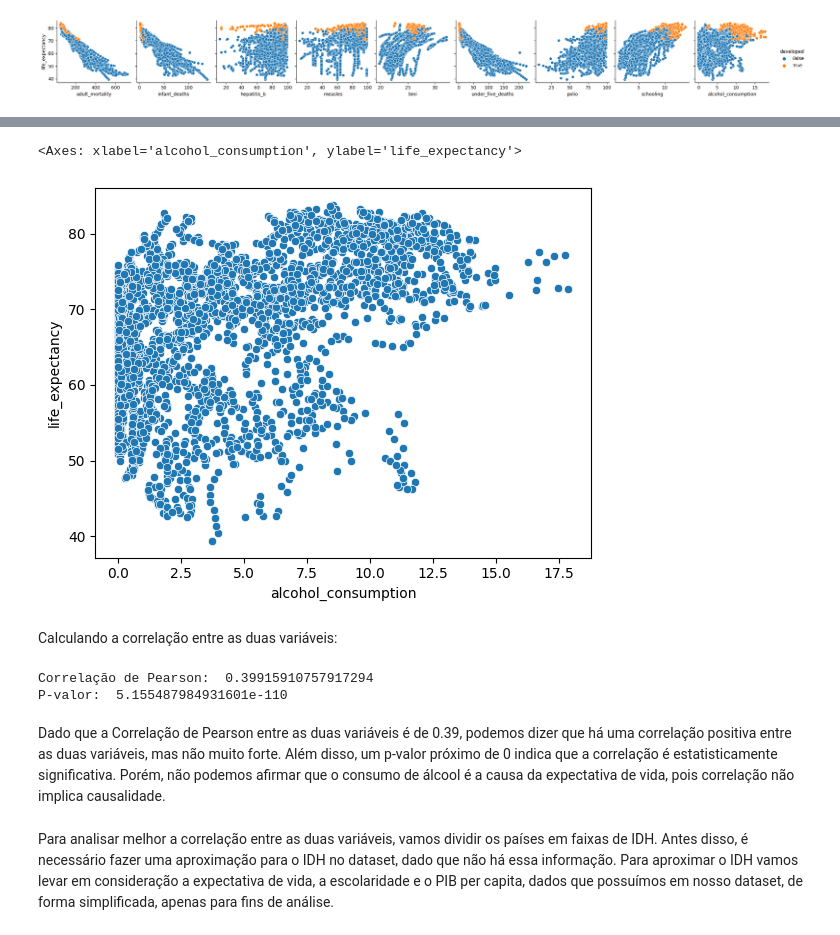
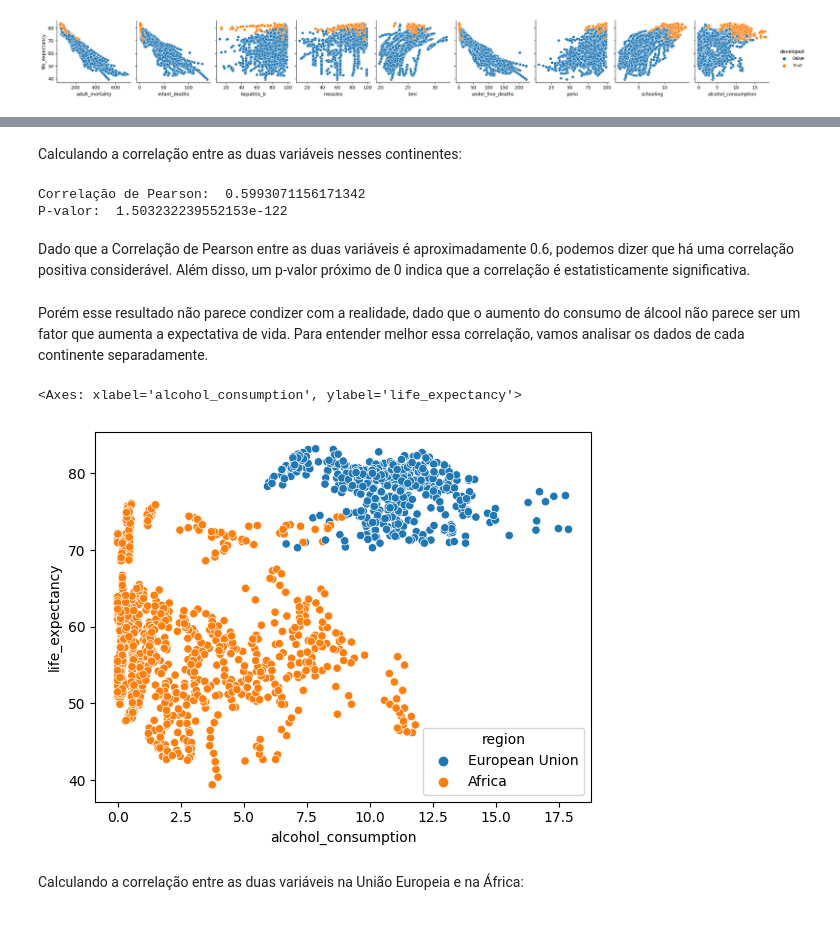
Before and after one commit to carolinabrandao/ICDProjetoFinal, a Jupyter notebook: EDA.ipynb, the cells around one changed output, grey strips where cells are left out. Saved outputs shown, nothing was run; the diff lists cells and outputs as text; code cells hidden in the pictures.

Commit message:
consumo de alcool europa x africa

```diff
--- a/EDA.ipynb
+++ b/EDA.ipynb
@@ -123,0 +142,4 @@ A partir do pairplot anterior, percebemos que há uma aparente correlação posi
+# %%
+europe_or_africa = dataset[(dataset['region'] == 'European Union') | (dataset['region'] == 'Africa')]
+
+sns.scatterplot(x='alcohol_consumption', y='life_expectancy', data=europe_or_africa)
@@ -124,21 +149,22 @@ A partir do pairplot anterior, percebemos que há uma aparente correlação posi
+# %% [markdown]
+Calculando a correlação entre as duas variáveis nesses continentes:
+# %%
+from scipy import stats
+
+# calcula a correlação entre as variáveis
+pearson_coef, p_value = stats.pearsonr(europe_or_africa['alcohol_consumption'], europe_or_africa['life_expectancy'])
+print("Correlação de Pearson: ", pearson_coef, "\nP-valor: ", p_value)
+# %% [output]
+Correlação de Pearson:  0.5993071156171342
+P-valor:  1.503232239552153e-122
+# %% [markdown]
+Dado que a Correlação de Pearson entre as duas variáveis é aproximadamente 0.6, podemos dizer que há uma correlação positiva considerável. Além disso, um p-valor próximo de 0 indica que a correlação é estatisticamente significativa.
+# %% [markdown]
+Porém esse resultado não parece condizer com a realidade, dado que o aumento do consumo de álcool não parece ser um fator que aumenta a expectativa de vida. Para entender melhor essa correlação, vamos analisar os dados de cada continente separadamente.
 # %%
-sns.scatterplot(x='alcohol_consumption', y='life_expectancy', data=dataset)
+sns.scatterplot(x='alcohol_consumption', y='life_expectancy', data=europe_or_africa, hue='region')
 # %% [output]
 <Axes: xlabel='alcohol_consumption', ylabel='life_expectancy'>
-[figure, old version]
+[figure, new version]
 # %% [markdown]
-Calculando a correlação entre as duas variáveis:
+Calculando a correlação entre as duas variáveis na União Europeia e na África:
-# %%
-from scipy import stats
-
-# calcula a correlação entre as variáveis
-pearson_coef, p_value = stats.pearsonr(dataset['alcohol_consumption'], dataset['life_expectancy'])
-print("Correlação de Pearson: ", pearson_coef, "\nP-valor: ", p_value)
-# %% [output]
-Correlação de Pearson:  0.39915910757917294
-P-valor:  5.155487984931601e-110
-# %% [markdown]
-Dado que a Correlação de Pearson entre as duas variáveis é de 0.39, podemos dizer que há uma correlação positiva entre as duas variáveis, mas não muito forte. Além disso, um p-valor próximo de 0 indica que a correlação é estatisticamente significativa. Porém, não podemos afirmar que o consumo de álcool é a causa da expectativa de vida, pois correlação não implica causalidade.
-# %% [markdown]
-Para analisar melhor a correlação entre as duas variáveis, vamos dividir os países em faixas de IDH. Antes disso, é necessário fazer uma aproximação para o IDH no dataset, dado que não há essa informação.
-Para aproximar o IDH vamos levar em consideração a expectativa de vida, a escolaridade e o PIB per capita, dados que possuímos em nosso dataset, de forma simplificada, apenas para fins de análise.
```
Also changed, not shown: parts of 16 cells of this notebook.
